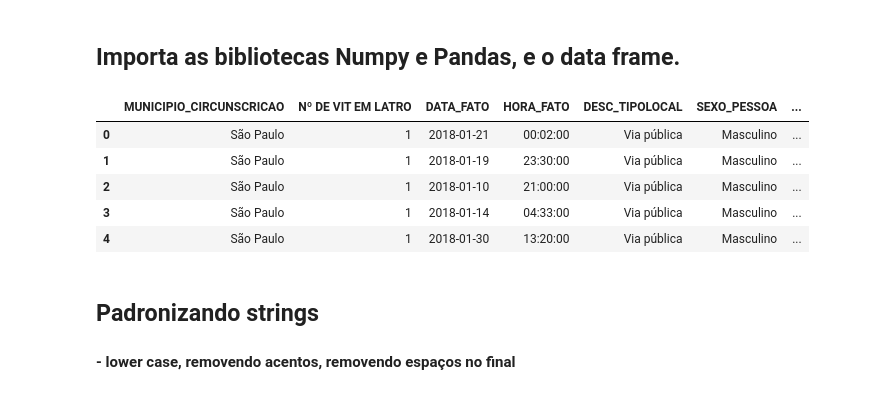
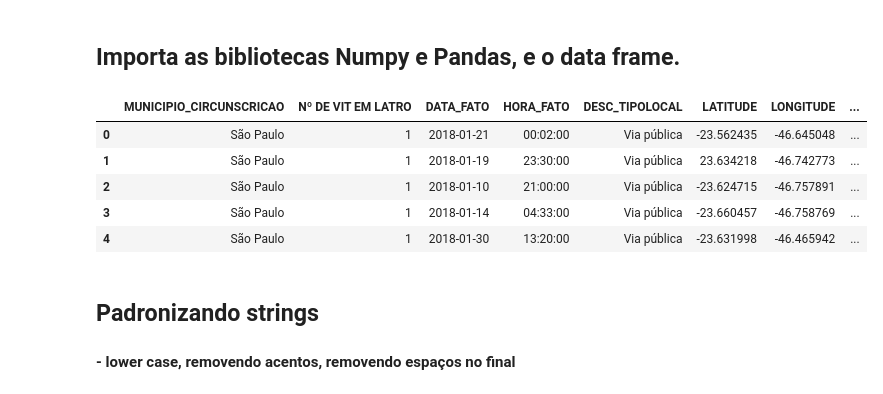
Before and after one commit to hugosantosbessa/ML2023-HugoBessa, a Jupyter notebook: llistas/pre-processamento/Tarefa - Análise de dados de crime.ipynb, the cells around one changed output. Cells and saved outputs as stored; diff of their text form; code cells hidden in the pictures.

```diff
--- a/llistas/pre-processamento/Tarefa - Análise de dados de crime.ipynb
+++ b/llistas/pre-processamento/Tarefa - Análise de dados de crime.ipynb
@@ -1,24 +1,25 @@
 # %% [markdown]
 ## Importa as bibliotecas Numpy e Pandas, e o data frame.
-# %%
-import pandas as pd
-import matplotlib.pyplot as plt
-import matplotlib.dates as mdates
-import seaborn as sns
-pd.options.plotting.backend = "plotly"
-
-
-# Selecionando apenas as colunas de interesse
-columns = ['MUNICIPIO_CIRCUNSCRICAO', 'DATA_FATO', 'HORA_FATO', 'DESC_TIPOLOCAL', 'SEXO_PESSOA', 'IDADE_PESSOA', 'COR_PELE', 'Nº DE VIT EM LATRO']
-df = pd.read_excel('Latrocinio_2018_2022.xlsx', usecols=columns)
-df.head()
-# %% [output]
-|  | MUNICIPIO_CIRCUNSCRICAO | Nº DE VIT EM LATRO | DATA_FATO | HORA_FATO | DESC_TIPOLOCAL | SEXO_PESSOA | ... |
-| 0 | São Paulo | 1 | 2018-01-21 | 00:02:00 | Via pública | Masculino | ... |
-| 1 | São Paulo | 1 | 2018-01-19 | 23:30:00 | Via pública | Masculino | ... |
-| 2 | São Paulo | 1 | 2018-01-10 | 21:00:00 | Via pública | Masculino | ... |
-| 3 | São Paulo | 1 | 2018-01-14 | 04:33:00 | Via pública | Masculino | ... |
-| 4 | São Paulo | 1 | 2018-01-30 | 13:20:00 | Via pública | Masculino | ... |
+# %%
+import numpy as np
+import pandas as pd
+import matplotlib.pyplot as plt
+import matplotlib.dates as mdates
+import seaborn as sns
+pd.options.plotting.backend = "plotly"
+
+
+# Selecionando apenas as colunas de interesse
+columns = ['MUNICIPIO_CIRCUNSCRICAO', 'DATA_FATO', 'HORA_FATO', 'DESC_TIPOLOCAL', 'LATITUDE', 'LONGITUDE', 'SEXO_PESSOA', 'IDADE_PESSOA', 'COR_PELE', 'Nº DE VIT EM LATRO']
+df = pd.read_excel('Latrocinio_2018_2022.xlsx', usecols=columns)
+df.head()
+# %% [output]
+|  | MUNICIPIO_CIRCUNSCRICAO | Nº DE VIT EM LATRO | DATA_FATO | HORA_FATO | DESC_TIPOLOCAL | LATITUDE | LONGITUDE | ... |
+| 0 | São Paulo | 1 | 2018-01-21 | 00:02:00 | Via pública | -23.562435 | -46.645048 | ... |
+| 1 | São Paulo | 1 | 2018-01-19 | 23:30:00 | Via pública | 23.634218 | -46.742773 | ... |
+| 2 | São Paulo | 1 | 2018-01-10 | 21:00:00 | Via pública | -23.624715 | -46.757891 | ... |
+| 3 | São Paulo | 1 | 2018-01-14 | 04:33:00 | Via pública | -23.660457 | -46.758769 | ... |
+| 4 | São Paulo | 1 | 2018-01-30 | 13:20:00 | Via pública | -23.631998 | -46.465942 | ... |
 # %% [markdown]
 ## Padronizando strings
 #### - lower case, removendo acentos, removendo espaços no final
```
Also changed, not shown: parts of 20 cells of this notebook.
